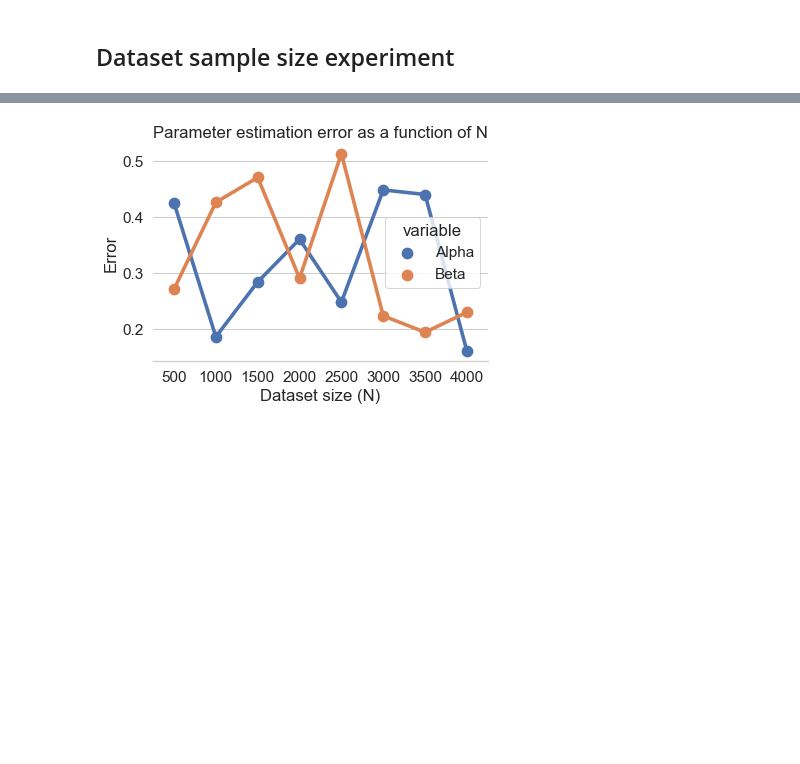
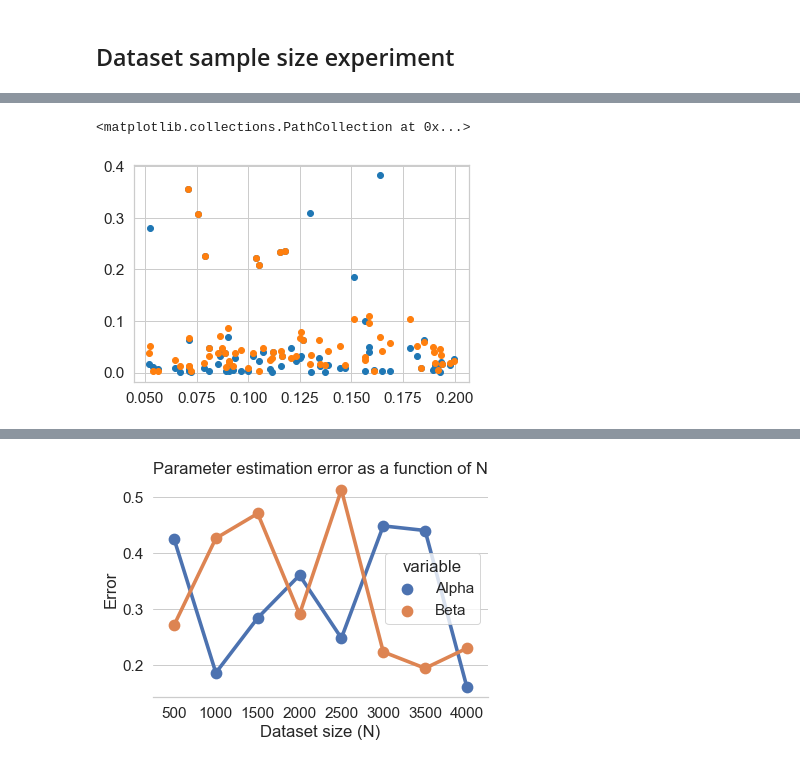
Before and after one commit to lguerdan/counterfactual-decision-support, a Jupyter notebook: anchor_simulation_experiments.ipynb, the cells around one changed output, grey strips where cells are left out. Saved outputs shown, nothing was run; the diff lists cells and outputs as text; code cells hidden in the pictures; blank space fills up the shorter version.

```diff
--- a/anchor_simulation_experiments.ipynb
+++ b/anchor_simulation_experiments.ipynb
@@ -337,3 +333,22 @@ plt.savefig('fig/total_error_methods.png', dpi=400, bbox_inches = "tight")
+# %%
+runslog = pd.DataFrame(runs)
+
+compdf = pd.DataFrame({
+    'anchor_alpha_error': runslog[runslog['method']=='anchors']['alpha_error'].values,
+    'classprob_alpha_error': runslog[runslog['method']=='classprob']['alpha_error'].values,
+    'alpha': runslog[runslog['method']=='anchors']['alpha'].values
+})
+
+
+plt.scatter(compdf['alpha'], compdf['anchor_alpha_error'] )
+plt.scatter(compdf['alpha'], compdf['classprob_alpha_error'] )
+
+# data[data['method'] == 'anchors']
+
+# - data[data['method'] == 'classprob']
+# %% [output]
+<matplotlib.collections.PathCollection at 0x...>
+[figure, added]
 # %%
 sns.pointplot(data=data, x='N', y='total_error')
 plt.ylabel('Total error')
```
Also changed, not shown: parts of 8 cells of this notebook, 8 other files.
